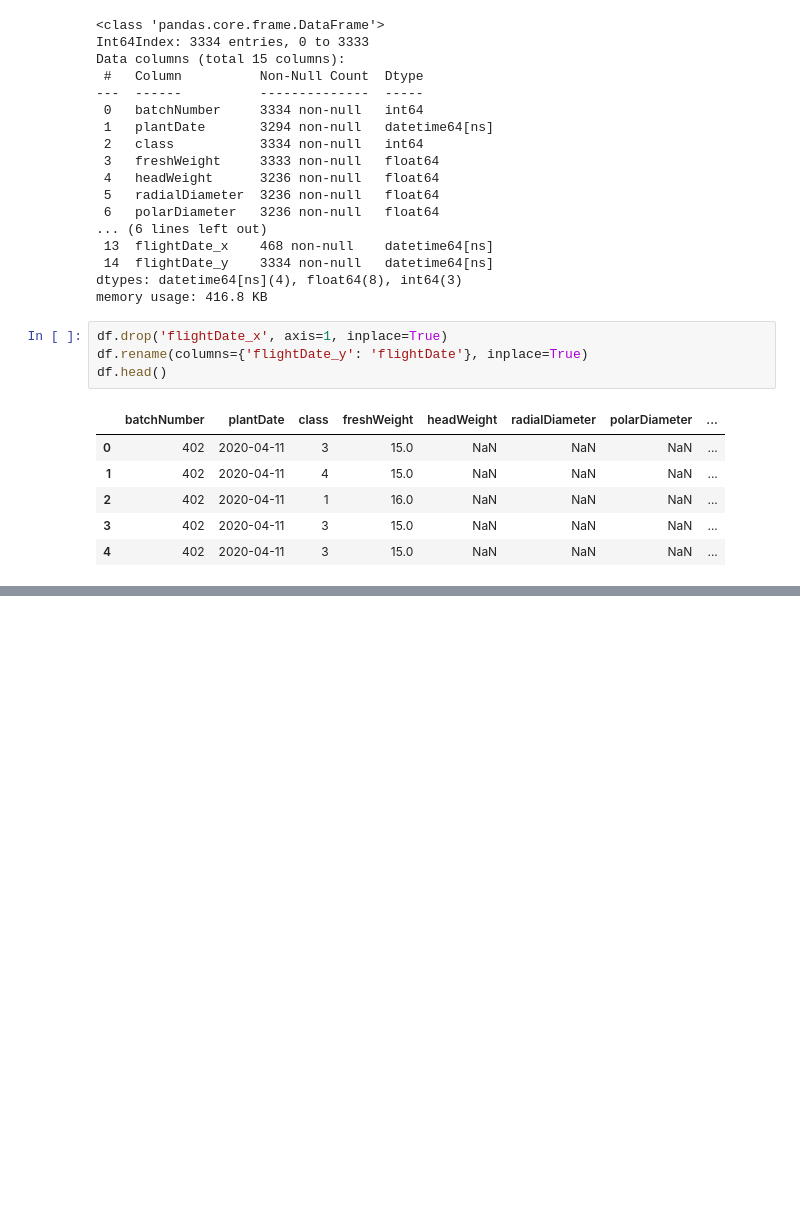
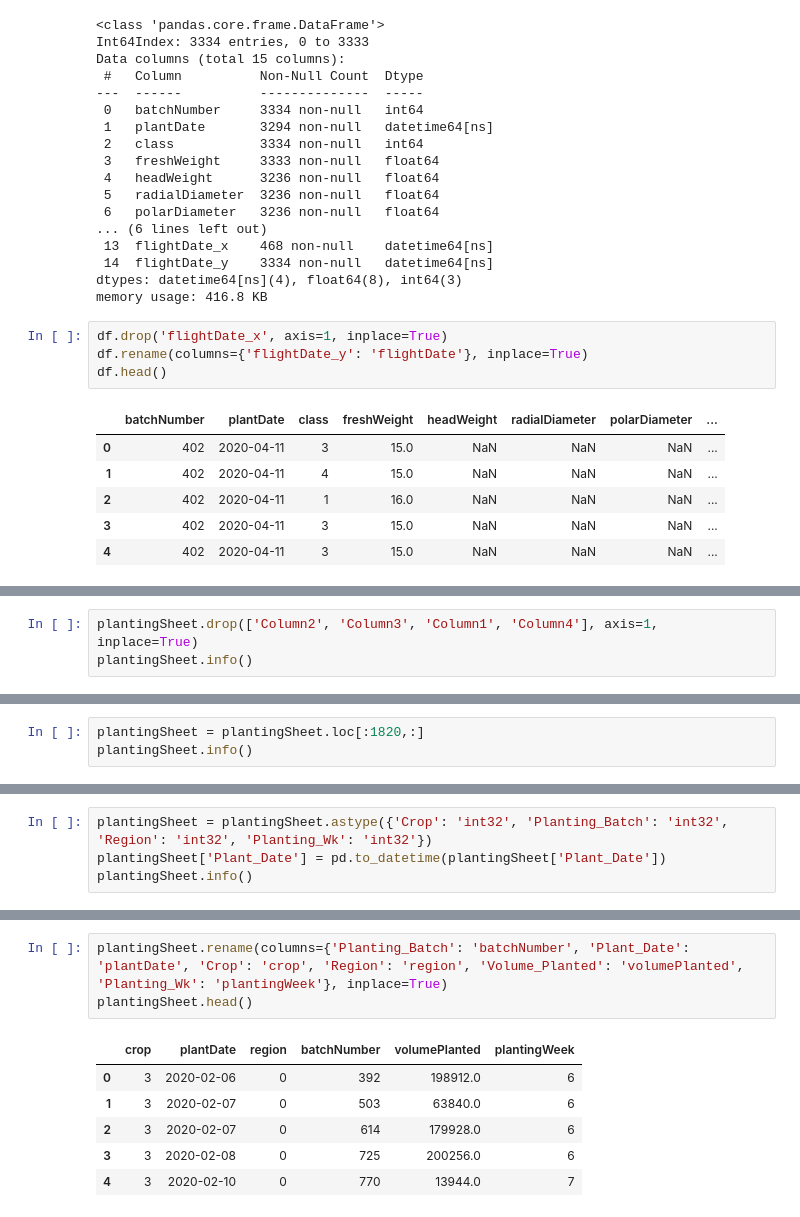
Before and after one commit to rigovm101/CE888_DataScience, a Jupyter notebook: Project/PreProcessing.ipynb, the cells around one changed output, grey strips where cells are left out. Saved outputs shown, nothing was run; the diff lists cells and outputs as text; blank space fills up the shorter version.

```diff
--- a/Project/PreProcessing.ipynb
+++ b/Project/PreProcessing.ipynb
@@ -147,0 +178,3 @@ df.head()
+# %%
+plantingSheet.drop(['Column2', 'Column3', 'Column1', 'Column4'], axis=1, inplace=True)
+plantingSheet.info()
@@ -147,0 +195,3 @@ df.head()
+# %%
+plantingSheet = plantingSheet.loc[:1820,:]
+plantingSheet.info()
@@ -147,0 +212,4 @@ df.head()
+# %%
+plantingSheet = plantingSheet.astype({'Crop': 'int32', 'Planting_Batch': 'int32', 'Region': 'int32', 'Planting_Wk': 'int32'})
+plantingSheet['Plant_Date'] = pd.to_datetime(plantingSheet['Plant_Date'])
+plantingSheet.info()
@@ -147,0 +230,10 @@ df.head()
+# %%
+plantingSheet.rename(columns={'Planting_Batch': 'batchNumber', 'Plant_Date': 'plantDate', 'Crop': 'crop', 'Region': 'region', 'Volume_Planted': 'volumePlanted', 'Planting_Wk': 'plantingWeek'}, inplace=True)
+plantingSheet.head()
+# %% [output]
+|  | crop | plantDate | region | batchNumber | volumePlanted | plantingWeek |
+| 0 | 3 | 2020-02-06 | 0 | 392 | 198912.0 | 6 |
+| 1 | 3 | 2020-02-07 | 0 | 503 | 63840.0 | 6 |
+| 2 | 3 | 2020-02-07 | 0 | 614 | 179928.0 | 6 |
+| 3 | 3 | 2020-02-08 | 0 | 725 | 200256.0 | 6 |
+| 4 | 3 | 2020-02-10 | 0 | 770 | 13944.0 | 7 |
```
Also changed, not shown: parts of 5 cells of this notebook, 5 other files.
